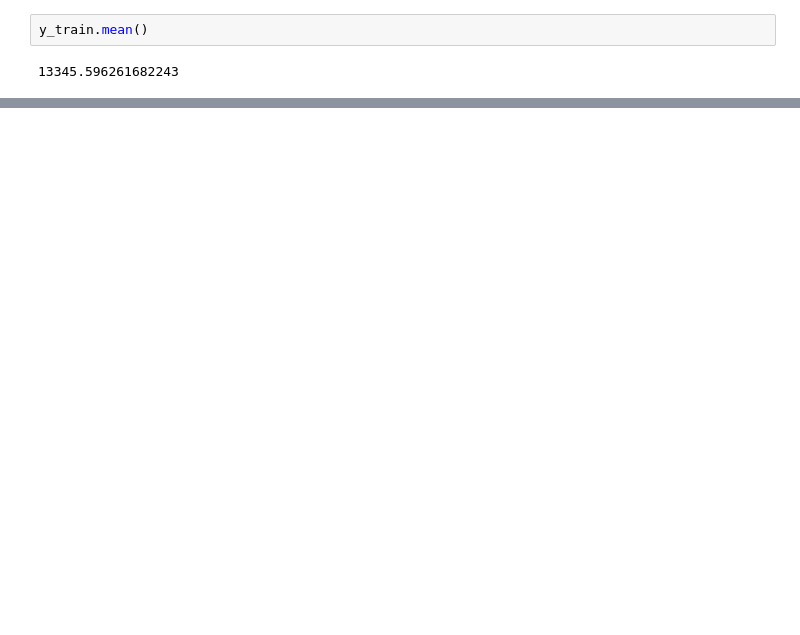
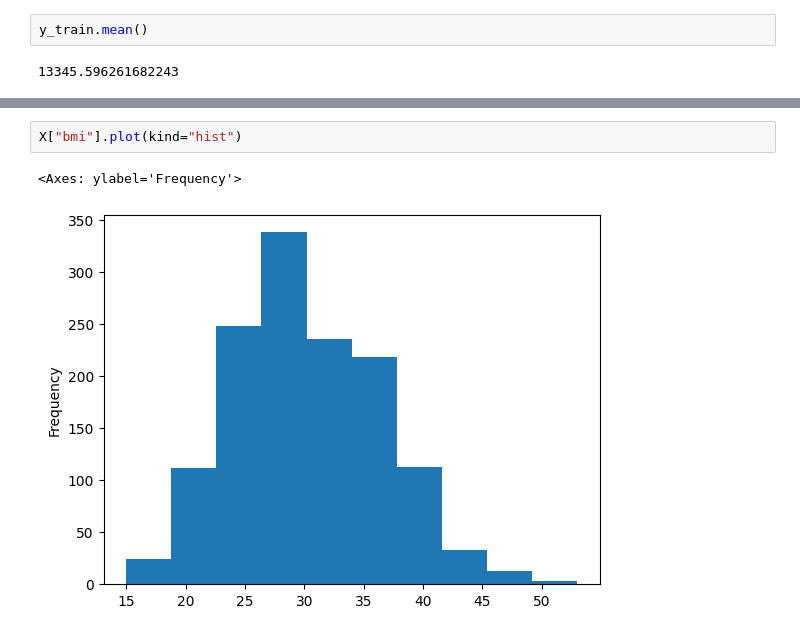
Before and after one commit to ayushstha123/MachineLearning, a Jupyter notebook: medical_cost_personal_predictions.ipynb, the cells around one changed output, grey strips where cells are left out. Saved outputs shown, nothing was run; the diff lists cells and outputs as text; blank space fills up the shorter version.

```diff
--- a/medical_cost_personal_predictions.ipynb
+++ b/medical_cost_personal_predictions.ipynb
@@ -199,0 +240,5 @@ y_train.mean()
+# %%
+X["bmi"].plot(kind="hist")
+# %% [output]
+<Axes: ylabel='Frequency'>
+[figure, added]
```
Also changed, not shown: parts of 23 cells of this notebook.
